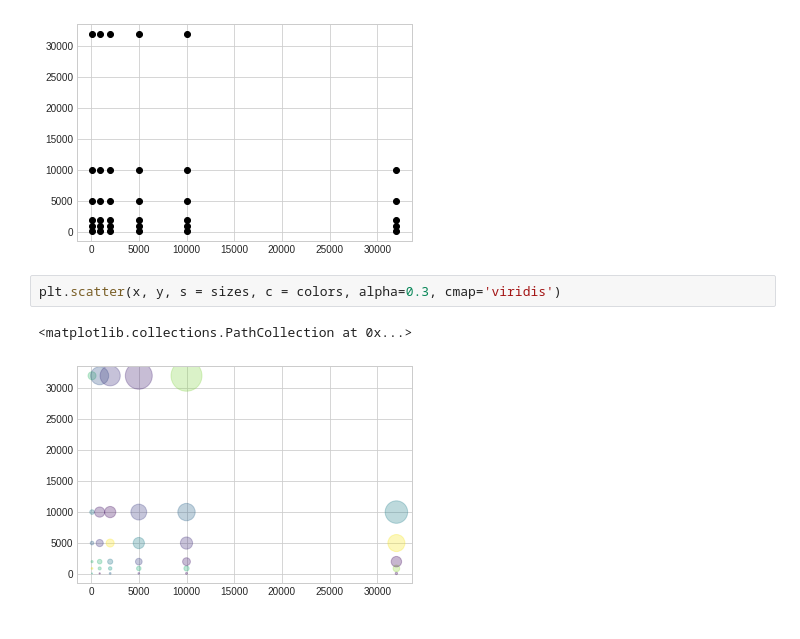
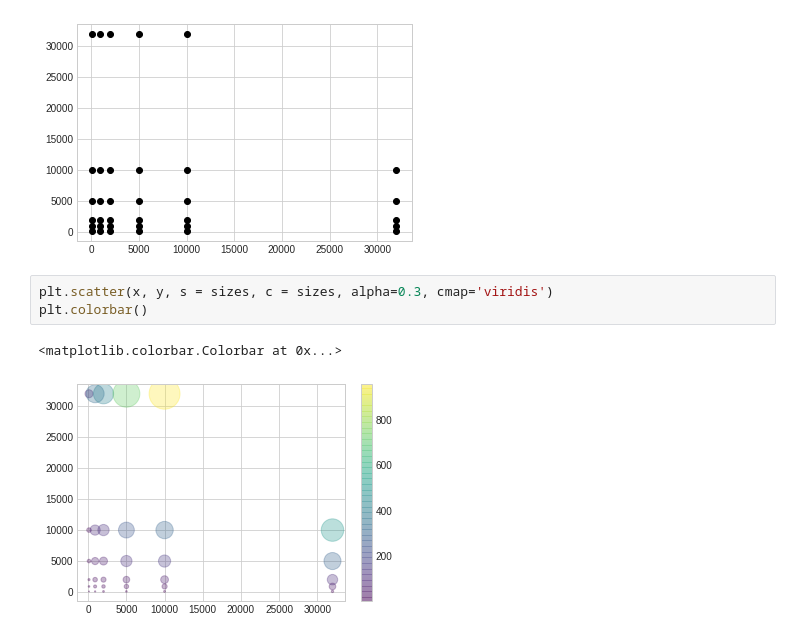
Before and after one commit to chipmonkey/TrilaterationIndex, a Jupyter notebook: database_stuff.py.ipynb, the cells around one changed output. Drawn from its saved outputs; the diff is of its cells as text.

```diff
--- a/database_stuff.py.ipynb
+++ b/database_stuff.py.ipynb
@@ -168,7 +168,8 @@ plt.plot(x, y, 'o', color='black')
 [<matplotlib.lines.Line2D at 0x...>]
 [figure]
 # %%
-plt.scatter(x, y, s = sizes, c = colors, alpha=0.3, cmap='viridis')
+plt.scatter(x, y, s = sizes, c = sizes, alpha=0.3, cmap='viridis')
+plt.colorbar()
 # %% [output]
-<matplotlib.collections.PathCollection at 0x...>
+<matplotlib.colorbar.Colorbar at 0x...>
-[figure, old version]
+[figure, new version]
```
Also changed, not shown: 11 other files.
